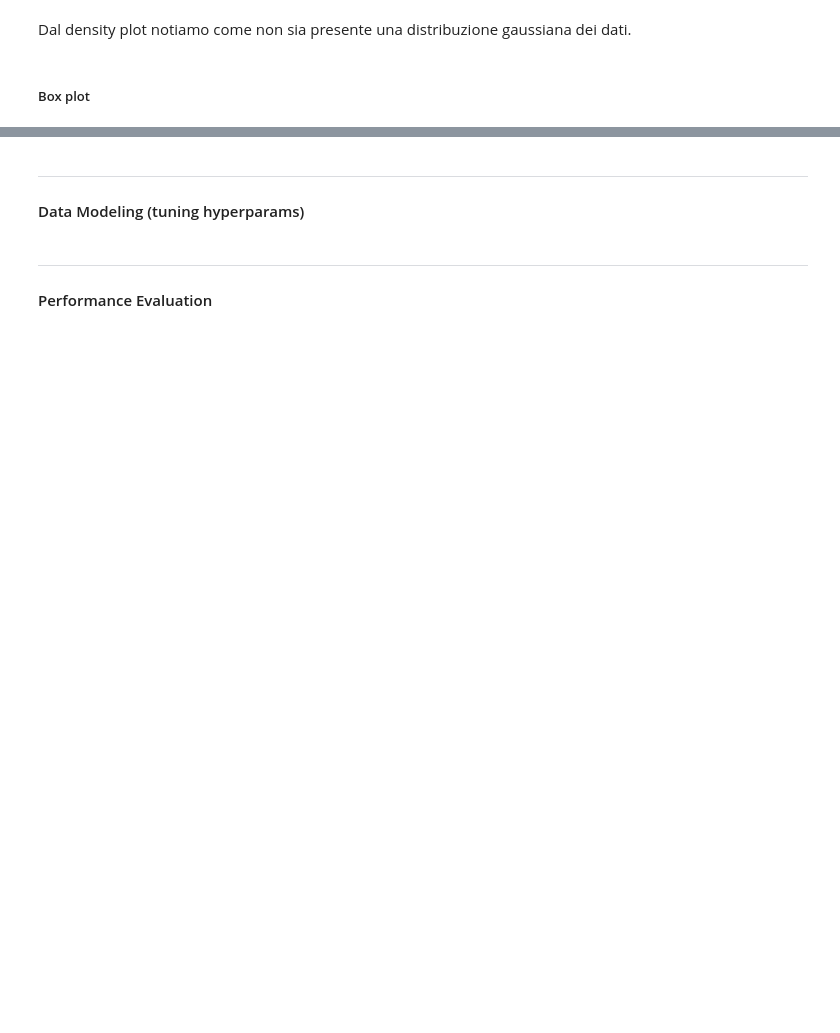
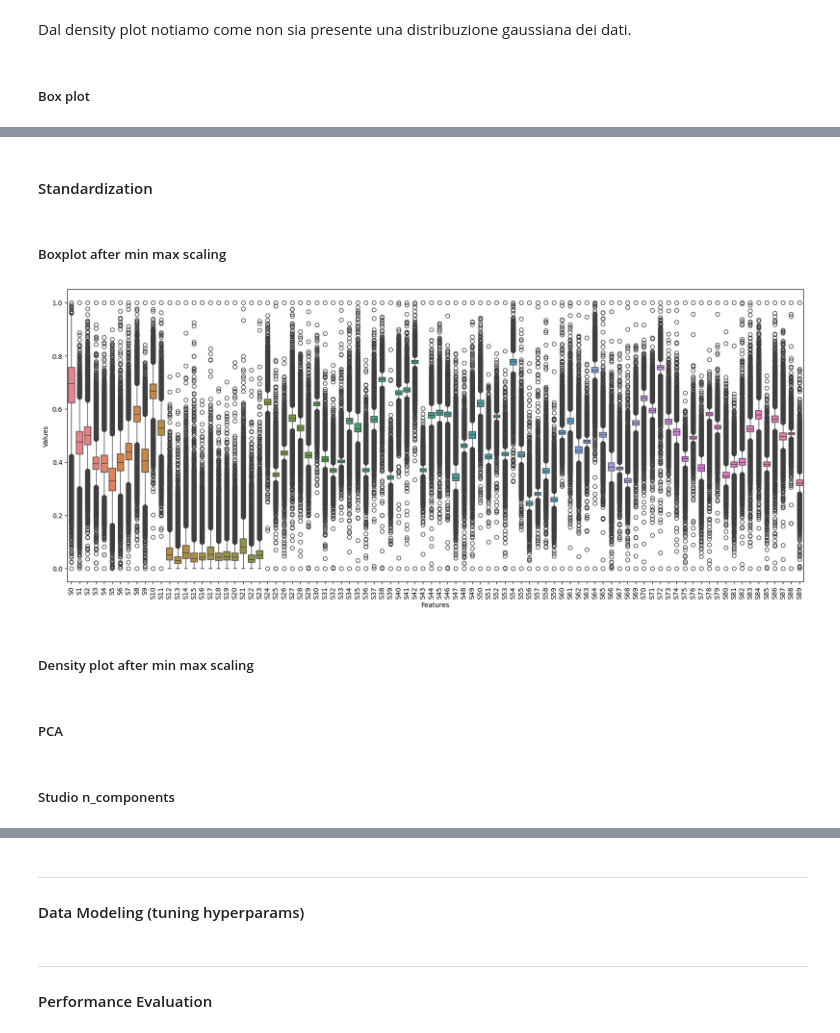
Before and after one commit to gabM27/audio-track-year-recognizer, a Jupyter notebook: TrainingModule/main.ipynb, the cells around one changed output, grey strips where cells are left out. Cells and saved outputs as stored; diff of their text form; code cells hidden in the pictures; blank space fills up the shorter version.

```diff
--- a/TrainingModule/main.ipynb
+++ b/TrainingModule/main.ipynb
@@ -67,3 +127,5 @@ max    1228.640710  1144.032920    94.535960  1164.493870   171.651030
+# %%
+target_label = data[data.columns[:1]]
 # %% [markdown]
 #### Data by target column 'Year'
 
@@ -344,0 +555,3 @@ Valutare **Normalizzazione**: vedeondo la distribuzione non gaussiana, opterei p
+# %%
+X = X_train.copy()
+y = y_val.copy()
@@ -344,0 +576,26 @@ Valutare **Normalizzazione**: vedeondo la distribuzione non gaussiana, opterei p
+# %%
+X_Validation = X_val.copy()
+
+# Min-Max Scaling
+# Creazione dell'oggetto MinMaxScaler e adattamento solo al training set
+#file = open("scaler.save","wb") #salvataggio dello scaler sul disco nel file "scaler.save"
+scaler = MinMaxScaler()
+X_scaled = scaler.fit_transform(X)
+#apply transform on validation set
+X_val_scaled = scaler.transform(X_Validation)
+#pickle.dump(scaler, file)
+#file.close()
+
+#name columns after min-max scaling
+num_colonne = X_scaled.shape[1]  # Ottieni il numero di colonne
+nome_colonne = ['S' + str(i) for i in range(num_colonne)]
+X_scaled_df = pd.DataFrame(X_scaled, columns=nome_colonne)
+
+print("Dati di training originali:")
+print(X)
+print("\nDati di training normalizzati Min-Max:")
+print(X_scaled)
+# print("\nDati di validation originali:")
+# print(X_Validation)
+# print("\nDati di validation normalizzati Min-Max:")
+# print(X_val_scaled)
@@ -344,0 +620,2 @@ Valutare **Normalizzazione**: vedeondo la distribuzione non gaussiana, opterei p
+# %% [markdown]
+#### Standardization
@@ -344,0 +629,20 @@ Valutare **Normalizzazione**: vedeondo la distribuzione non gaussiana, opterei p
+# %% [markdown]
+##### Boxplot after min max scaling
+# %%
+# Box plot
+plt.figure(figsize=(20, 8))
+sns.boxplot(data=X_scaled, orient='v')  # orient='v' indica un boxplot verticale
+
+# Aggiunta di etichette all'asse x
+plt.xticks(rotation=90)  # Puoi regolare l'angolo di inclinazione delle etichette per una migliore leggibilità
+
+# Titoli e etichette degli assi
+plt.xlabel('Features')
+plt.ylabel('Values')
+
+# Visualizzazione del boxplot
+plt.show()
+# %% [output]
+[figure, added]
+# %% [markdown]
+##### Density plot after min max scaling
@@ -344,0 +667,4 @@ Valutare **Normalizzazione**: vedeondo la distribuzione non gaussiana, opterei p
+# %% [markdown]
+##### PCA
+# %% [markdown]
+##### Studio n_components
```
Also changed, not shown: parts of 87 cells of this notebook.
